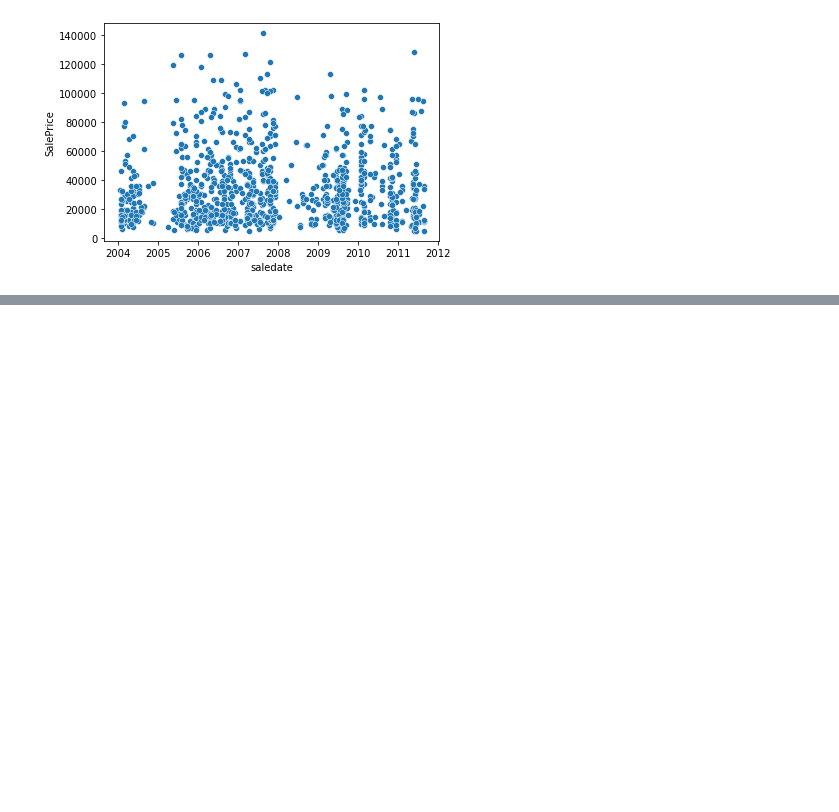
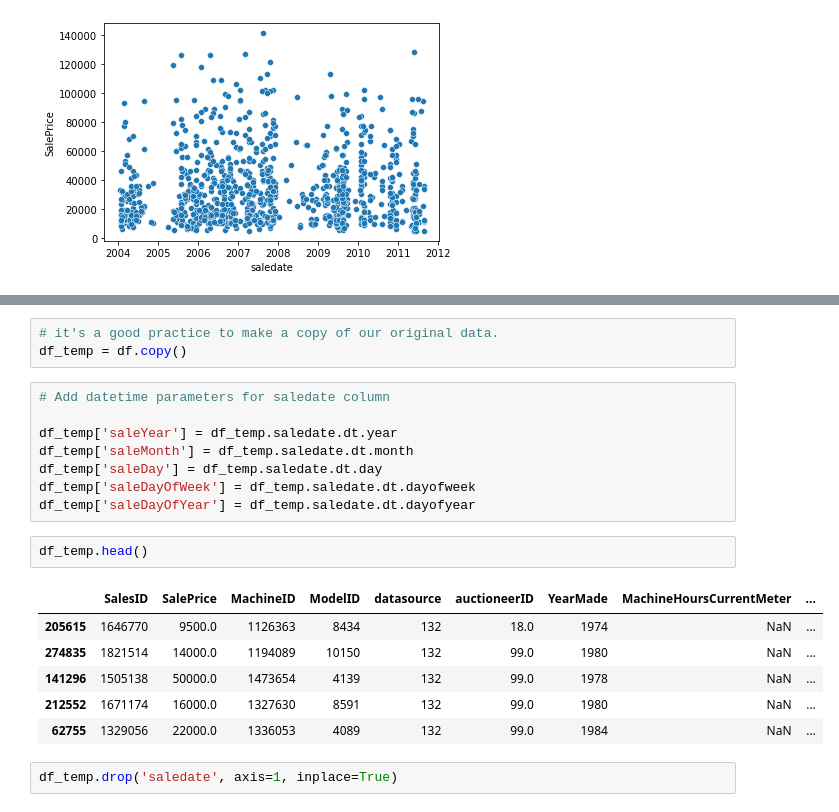
Before and after one commit to devgupta1907/DataScience_Projects, a Jupyter notebook: bulldozers-price-prediction.ipynb, the cells around one changed output, grey strips where cells are left out. Drawn from its saved outputs; the diff is of its cells as text; blank space fills up the shorter version.

Commit message:
practice on EDA

```diff
--- a/bulldozers-price-prediction.ipynb
+++ b/bulldozers-price-prediction.ipynb
@@ -113,0 +146,22 @@ df.head()
+# %%
+# it's a good practice to make a copy of our original data.
+df_temp = df.copy()
+# %%
+# Add datetime parameters for saledate column
+
+df_temp['saleYear'] = df_temp.saledate.dt.year
+df_temp['saleMonth'] = df_temp.saledate.dt.month
+df_temp['saleDay'] = df_temp.saledate.dt.day
+df_temp['saleDayOfWeek'] = df_temp.saledate.dt.dayofweek
+df_temp['saleDayOfYear'] = df_temp.saledate.dt.dayofyear
+# %%
+df_temp.head()
+# %% [output]
+|  | SalesID | SalePrice | MachineID | ModelID | datasource | auctioneerID | YearMade | MachineHoursCurrentMeter | ... |
+| 205615 | 1646770 | 9500.0 | 1126363 | 8434 | 132 | 18.0 | 1974 | NaN | ... |
+| 274835 | 1821514 | 14000.0 | 1194089 | 10150 | 132 | 99.0 | 1980 | NaN | ... |
+| 141296 | 1505138 | 50000.0 | 1473654 | 4139 | 132 | 99.0 | 1978 | NaN | ... |
+| 212552 | 1671174 | 16000.0 | 1327630 | 8591 | 132 | 99.0 | 1980 | NaN | ... |
+| 62755 | 1329056 | 22000.0 | 1336053 | 4089 | 132 | 99.0 | 1984 | NaN | ... |
+# %%
+df_temp.drop('saledate', axis=1, inplace=True)
```
Also changed, not shown: parts of 32 cells of this notebook, 4 other files.
